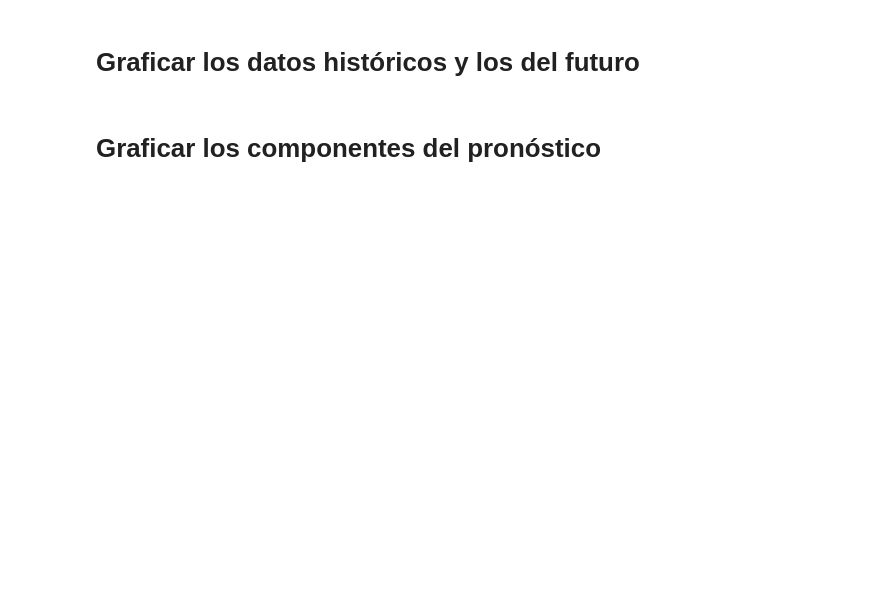
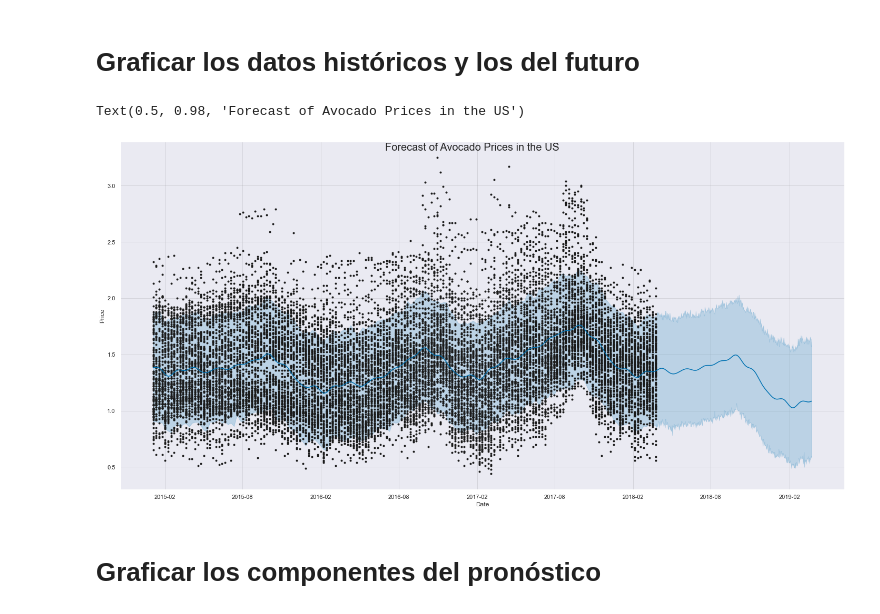
Before and after one commit to JosePabloPonce/laboratoiro-9-data-science, a Jupyter notebook: Lab 9 Prediccion precios aguacates.ipynb, the cells around one changed output. Drawn from its saved outputs; the diff is of its cells as text; code cells hidden in the pictures; blank space fills up the shorter version.

```diff
--- a/Lab 9 Prediccion precios aguacates.ipynb
+++ b/Lab 9 Prediccion precios aguacates.ipynb
@@ -227,0 +239,3 @@ dataframe
+# %%
+model = dataframe[['Date', 'AveragePrice']]
+model
@@ -227,0 +256,3 @@ dataframe
+# %%
+model = model.rename(columns={'Date':'ds', 'AveragePrice':'y'})
+model
@@ -228,2 +273,5 @@ dataframe
 # %% [markdown]
 # Creación y ajuste del modelo
+# %%
+m = Prophet()
+m.fit(model)
@@ -230,2 +282,6 @@ dataframe
 # %% [markdown]
 # Pronosticar hacia el futuro un año (365 días)
+# %%
+future = m.make_future_dataframe(periods=365)
+forecast = m.predict(future)
+forecast
@@ -232,4 +302,10 @@ dataframe
 # %% [markdown]
 # Graficar los datos históricos y los del futuro
+# %%
+figure = m.plot(forecast, xlabel='Date', ylabel='Price', figsize=(20,10))
+figure.suptitle('Forecast of Avocado Prices in the US', fontsize=20)
+# %% [output]
+Text(0.5, 0.98, 'Forecast of Avocado Prices in the US')
+[figure, added]
 # %% [markdown]
 # Graficar los componentes del pronóstico
```
Also changed, not shown: parts of 16 cells of this notebook.
